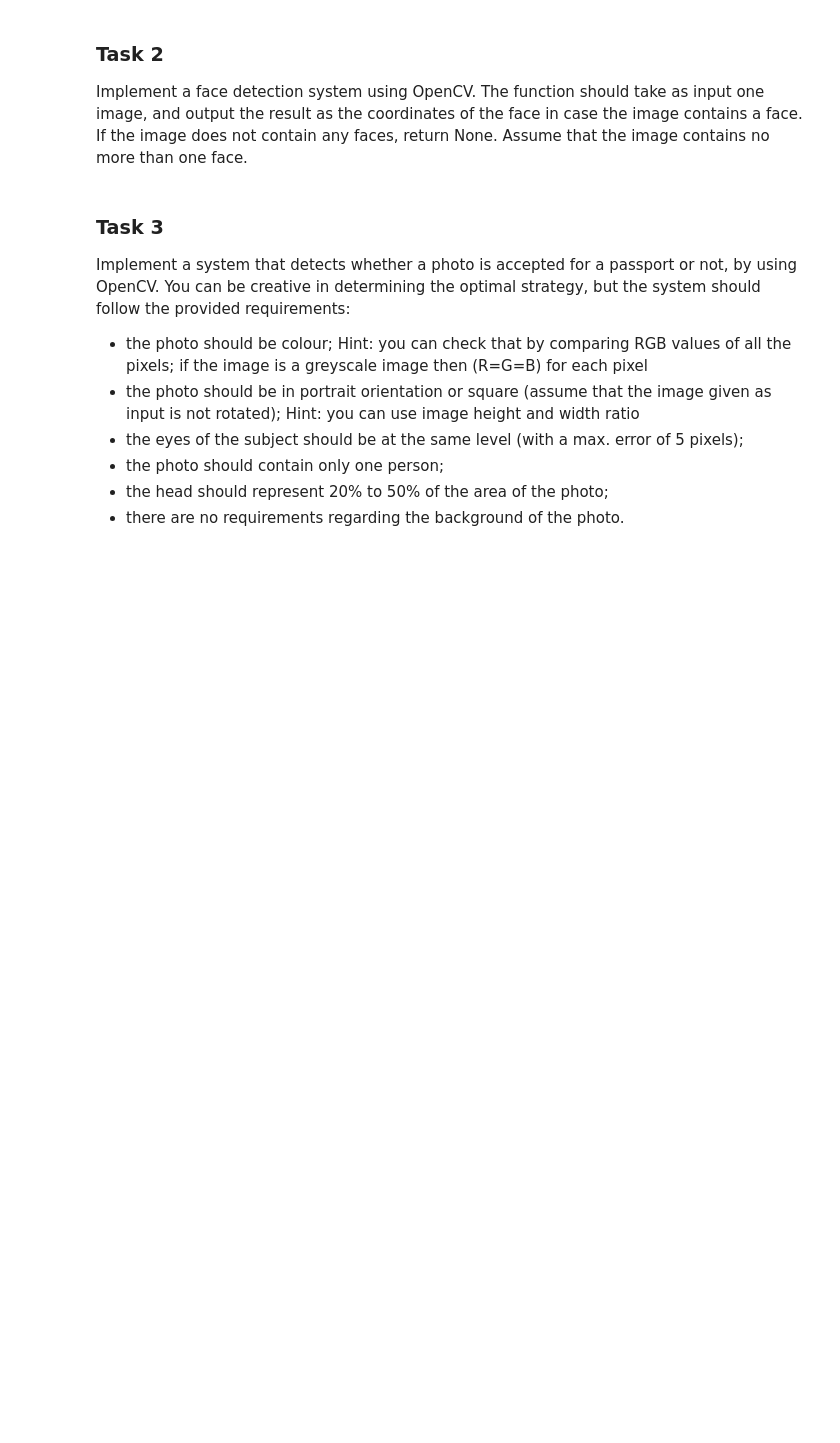
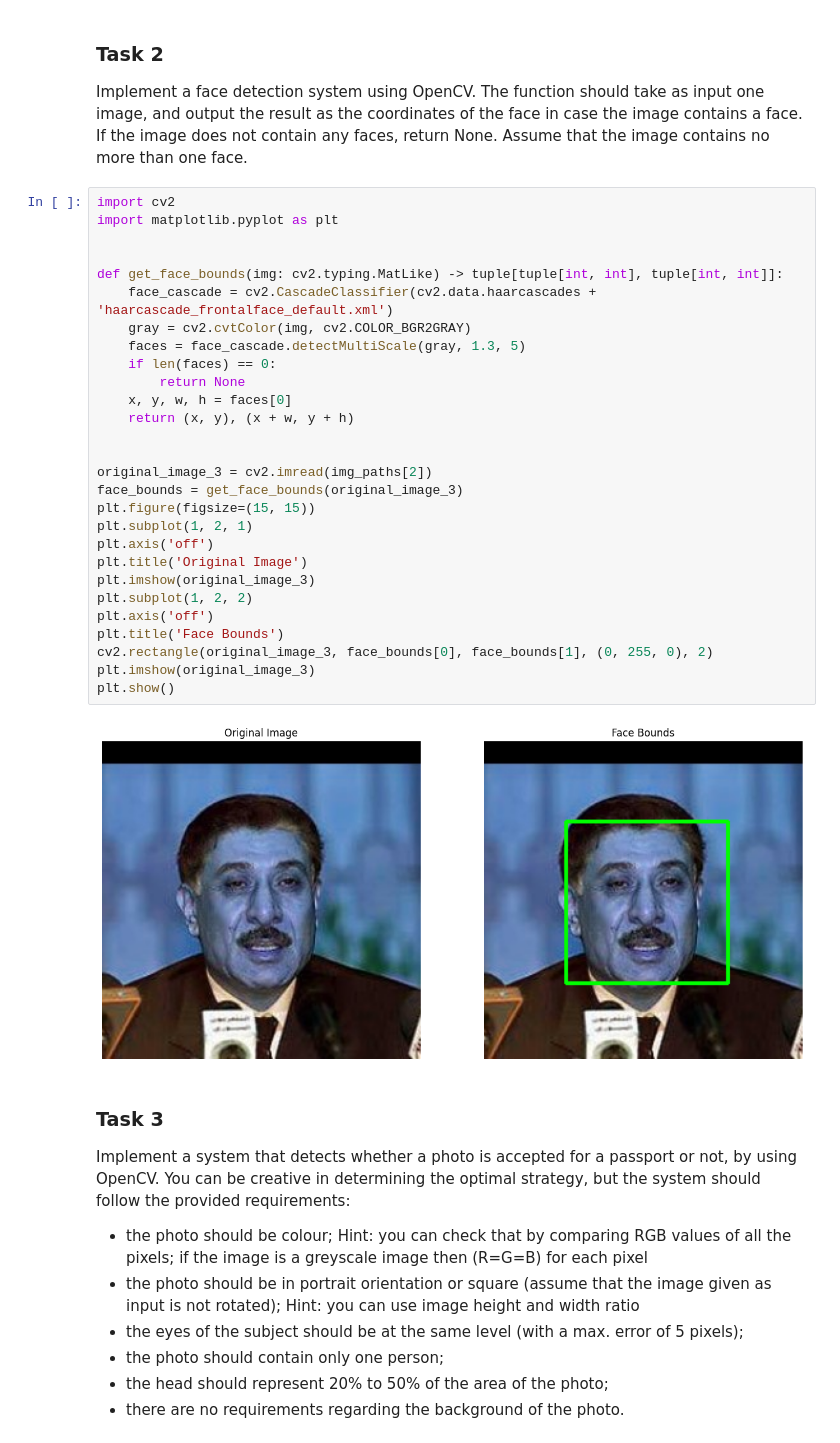
Before and after one commit to muffindud/FIA_Labs, a Jupyter notebook: lab5/main.ipynb, the cells around one changed output. Cells and saved outputs as stored; diff of their text form; blank space fills up the shorter version.

```diff
--- a/lab5/main.ipynb
+++ b/lab5/main.ipynb
@@ -84,6 +84,36 @@ plt.show()
 ### Task 2
 
 Implement a face detection system using OpenCV. The function should take as input one image, and output the result as the coordinates of the face in case the image contains a face. If the image does not contain any faces, return None. Assume that the image contains no more than one face.
+# %%
+import cv2
+import matplotlib.pyplot as plt
+
+
+def get_face_bounds(img: cv2.typing.MatLike) -> tuple[tuple[int, int], tuple[int, int]]:
+    face_cascade = cv2.CascadeClassifier(cv2.data.haarcascades + 'haarcascade_frontalface_default.xml')
+    gray = cv2.cvtColor(img, cv2.COLOR_BGR2GRAY)
+    faces = face_cascade.detectMultiScale(gray, 1.3, 5)
+    if len(faces) == 0:
+        return None
+    x, y, w, h = faces[0]
+    return (x, y), (x + w, y + h)
+
+
+original_image_3 = cv2.imread(img_paths[2])
+face_bounds = get_face_bounds(original_image_3)
+plt.figure(figsize=(15, 15))
+plt.subplot(1, 2, 1)
+plt.axis('off')
+plt.title('Original Image')
+plt.imshow(original_image_3)
+plt.subplot(1, 2, 2)
+plt.axis('off')
+plt.title('Face Bounds')
+cv2.rectangle(original_image_3, face_bounds[0], face_bounds[1], (0, 255, 0), 2)
+plt.imshow(original_image_3)
+plt.show()
+# %% [output]
+[figure, added]
 # %% [markdown]
 ### Task 3
 
```
